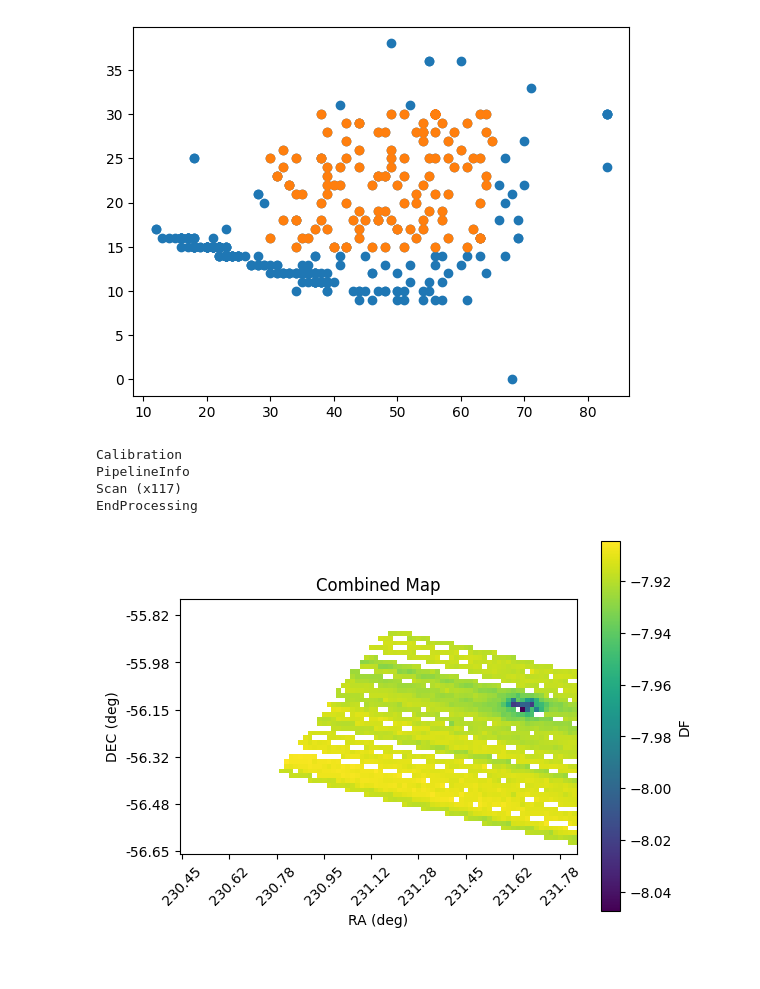
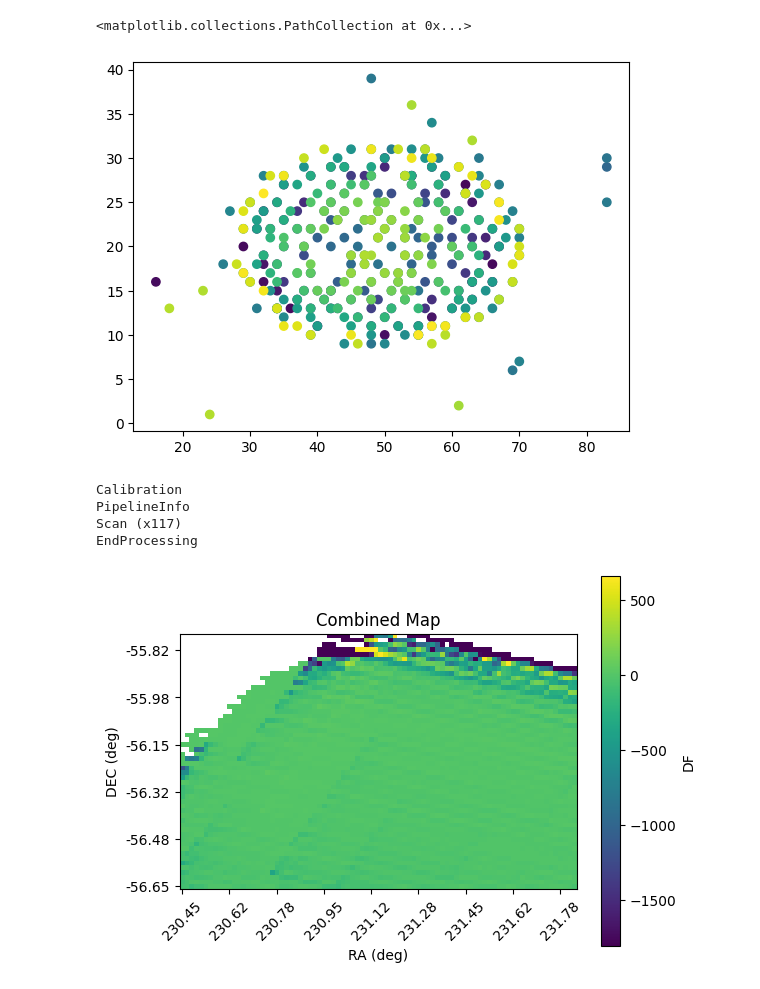
Before and after one commit to jonahjlee/blasttng-to-g3, a Jupyter notebook: notebooks/map_making.ipynb, the cells around one changed output. Drawn from its saved outputs; the diff is of its cells as text; code cells hidden in the pictures.

```diff
--- a/notebooks/map_making.ipynb
+++ b/notebooks/map_making.ipynb
@@ -62,4 +70,5 @@ def first_frame(file, type=core.G3FrameType.Scan):
     pipe.Run()
     return grabber.first_frame
 
-kids = np.array(first_frame(str(norm_df_added))["norm_df"].names)
+kids: np.ndarray[str] = np.array(first_frame(str(norm_df_added))["norm_df"].names)
+kids.sort()
@@ -121,0 +75,37 @@ source_coords for roach1_0264: (np.int64(36), np.int64(12))
+# %%
+# center of the sky map
+ra0 = 231.15 * core.G3Units.deg
+dec0 = -56.2 * core.G3Units.deg
+
+# map dimensions
+xlen = 1.4 * core.G3Units.deg
+ylen = 0.9 * core.G3Units.deg
+
+# pixel resolution
+res = 1 * core.G3Units.arcmin
+
+source_coords = {}
+# determine source shifts
+binners = [
+    ut.SingleMapBinner(
+        kid,
+        timestreams="df",
+        ra0=ra0,
+        dec0=dec0,
+        xlen=xlen,
+        ylen=ylen,
+        res=res
+    ) for kid in kids
+]
+
+pipe = core.G3Pipeline()
+pipe.Add(core.G3Reader, filename=str(norm_df_added))
+for binner in binners:
+    pipe.Add(binner)
+pipe.Add(ut.FrameCounter)
+pipe.Run()
+
+for kid, binner in zip(kids, binners):
+    source_coords[kid] = binner.source_coords()
+
+source_coords
@@ -122,22 +148,14 @@ source_coords for roach1_0264: (np.int64(36), np.int64(12))
 # %%
 xs=[]
 ys=[]
-for key in source_coords.keys():
+for key in source_coords.keys():# for binner in binners:
+#     binner.plot()
     xs.append(source_coords[key][0])
     ys.append(source_coords[key][1])
-plt.scatter(xs, ys)
-
-center_kids = [key for key in source_coords.keys() if (30 <= source_coords[key][0] <= 65) and (15 <= source_coords[key][1] <= 30)]
-
-xs=[]
-ys=[]
-for key in center_kids:
-    xs.append(source_coords[key][0])
-    ys.append(source_coords[key][1])
-plt.scatter(xs, ys)
-plt.show()
+plt.scatter(xs, ys, c=range(len(xs)))
 # %% [output]
+<matplotlib.collections.PathCollection at 0x...>
-[figure, old version]
+[figure, new version]
 # %%
 rcw_92_min_lat = -77.110
 rcw_92_max_lat = -77.070
@@ -152,26 +170,25 @@ BLASTTNG_SITE = so3g.proj.EarthlySite(rcw_92_avg_lon, rcw_92_avg_lat, rcw_92_avg
 # %%
 binner = ut.MapBinner(
     timestreams="norm_df",
     source_coords=source_coords,
     ra0=ra0, dec0=dec0, xlen=xlen, ylen=ylen, res=res,
-    select_kids=[f"roach1_{kid:04}" for kid in (4,)],
     site=BLASTTNG_SITE
 )
 
 # create the pipeline
 pipe = core.G3Pipeline()
 pipe.Add(core.G3Reader, filename=str(norm_df_added))
 pipe.Add(binner)
 pipe.Add(ut.FrameCounter)
 pipe.Run()
 
 binner.plot()
 # %% [output]
 Calibration
 PipelineInfo
 Scan (x117)
 EndProcessing
-[figure, old version]
+[figure, new version]
 # %%
 grabber = ut.FirstFrameGrabber(frame_type=core.G3FrameType.Calibration)
 
```
Also changed, not shown: parts of 6 cells of this notebook, 2 other files.
